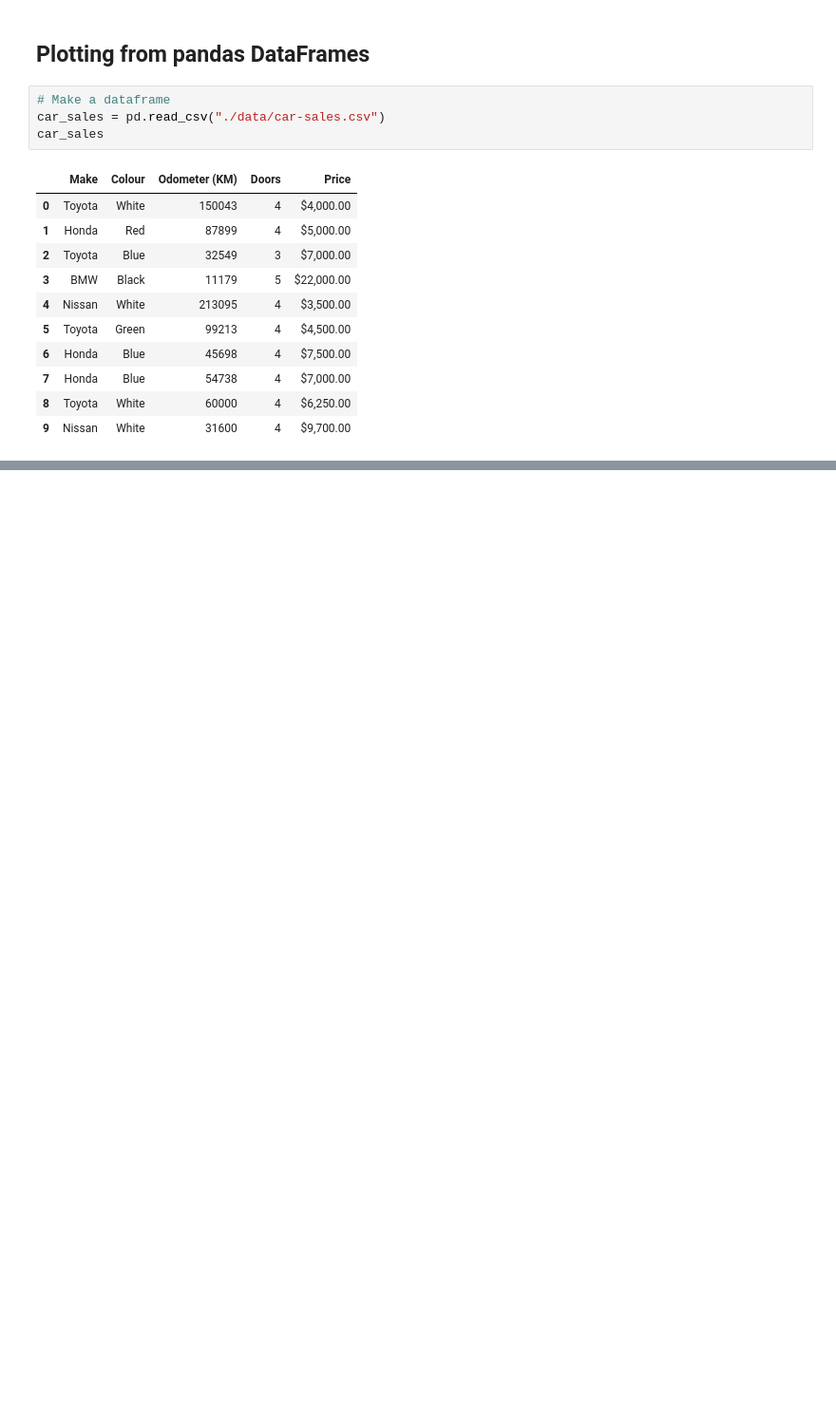
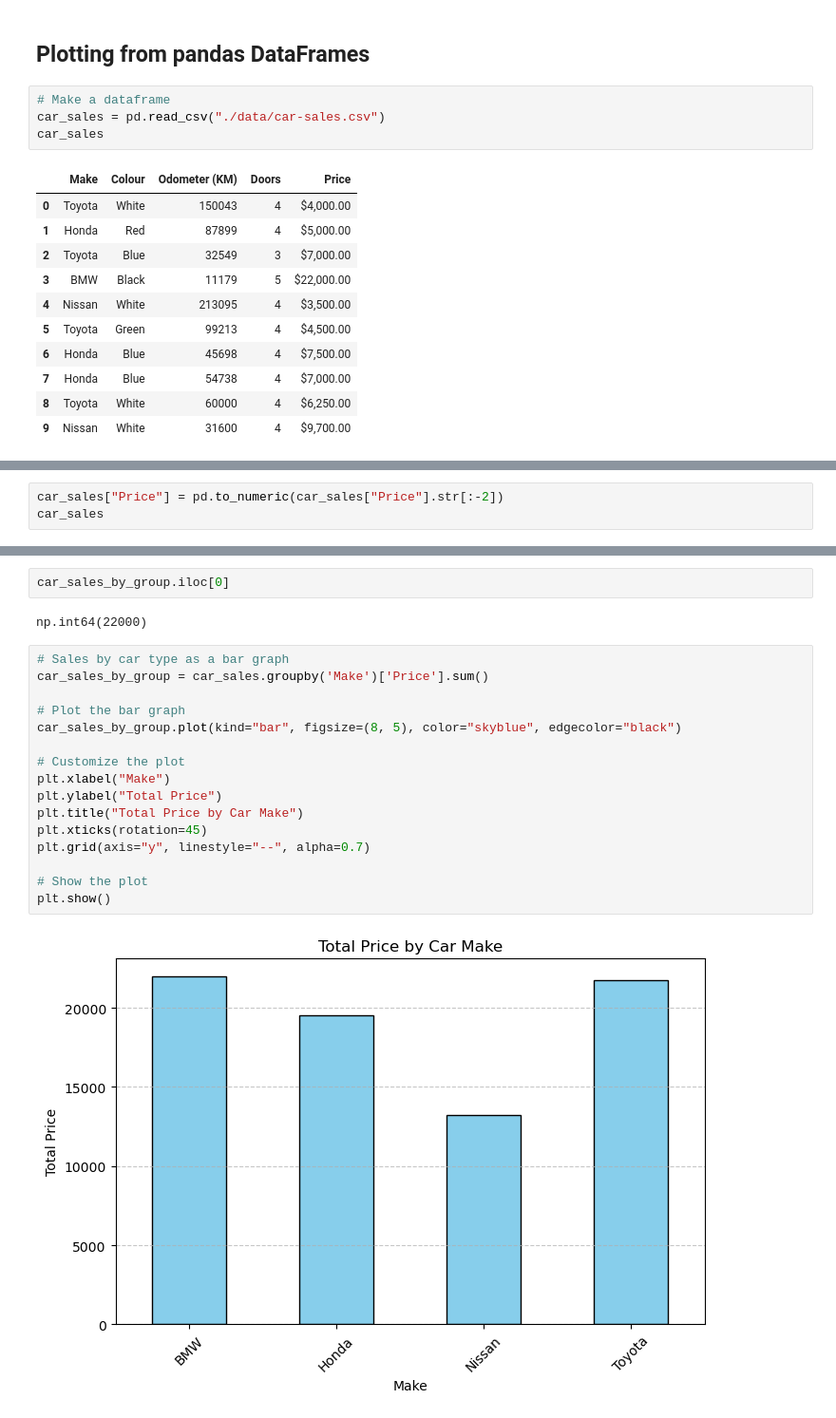
Before and after one commit to DanielJBox/ml-ds-ztm, a Jupyter notebook: matplotlib-project/introduction-to-matplotlib.ipynb, the cells around one changed output, grey strips where cells are left out. Shown at 95% size. Drawn from its saved outputs; the diff is of its cells as text; blank space fills up the shorter version.

```diff
--- a/matplotlib-project/introduction-to-matplotlib.ipynb
+++ b/matplotlib-project/introduction-to-matplotlib.ipynb
@@ -216,0 +231,3 @@ plt.show()
+# %%
+car_sales["Price"] = pd.to_numeric(car_sales["Price"].str[:-2])
+car_sales
@@ -216,0 +342,22 @@ plt.show()
+# %%
+car_sales_by_group.iloc[0]
+# %% [output]
+np.int64(22000)
+# %%
+# Sales by car type as a bar graph
+car_sales_by_group = car_sales.groupby('Make')['Price'].sum()
+
+# Plot the bar graph
+car_sales_by_group.plot(kind="bar", figsize=(8, 5), color="skyblue", edgecolor="black")
+
+# Customize the plot
+plt.xlabel("Make")
+plt.ylabel("Total Price")
+plt.title("Total Price by Car Make")
+plt.xticks(rotation=45)
+plt.grid(axis="y", linestyle="--", alpha=0.7)
+
+# Show the plot
+plt.show()
+# %% [output]
+[figure, added]
```
Also changed, not shown: parts of 39 cells of this notebook, 2 other files.
